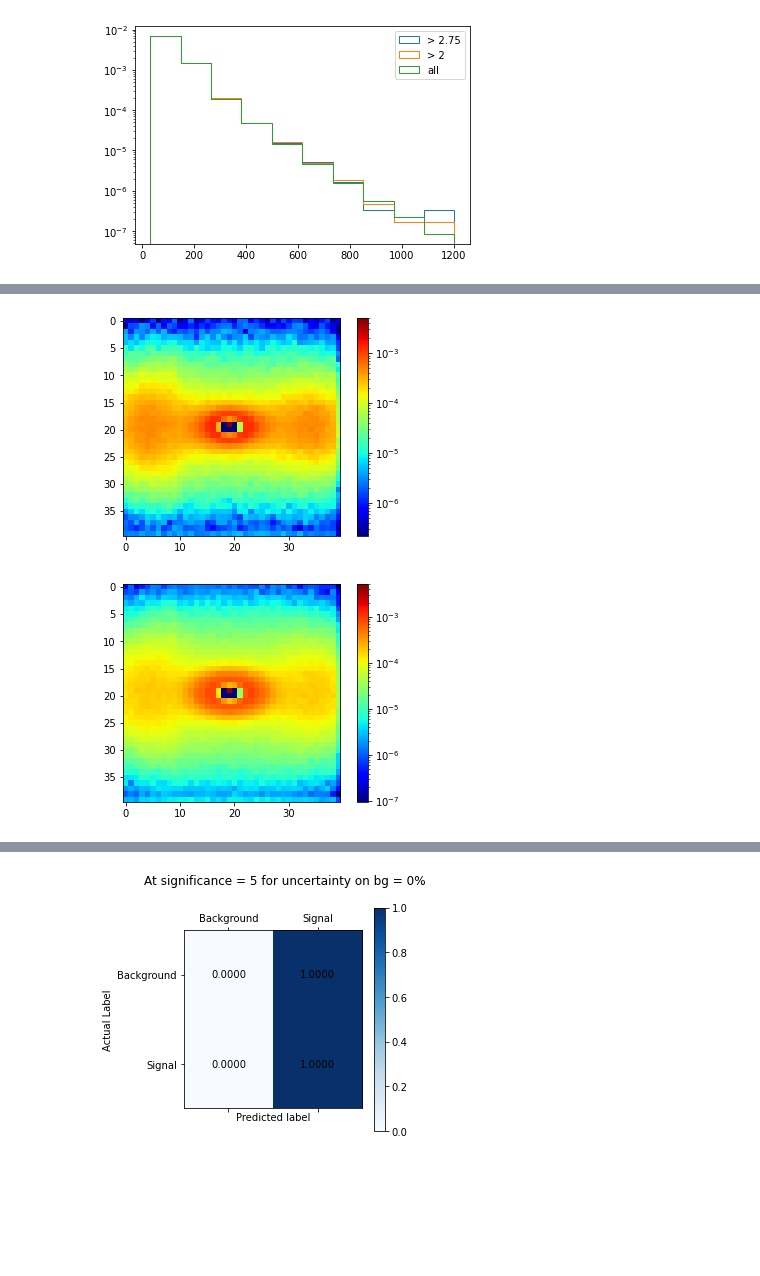
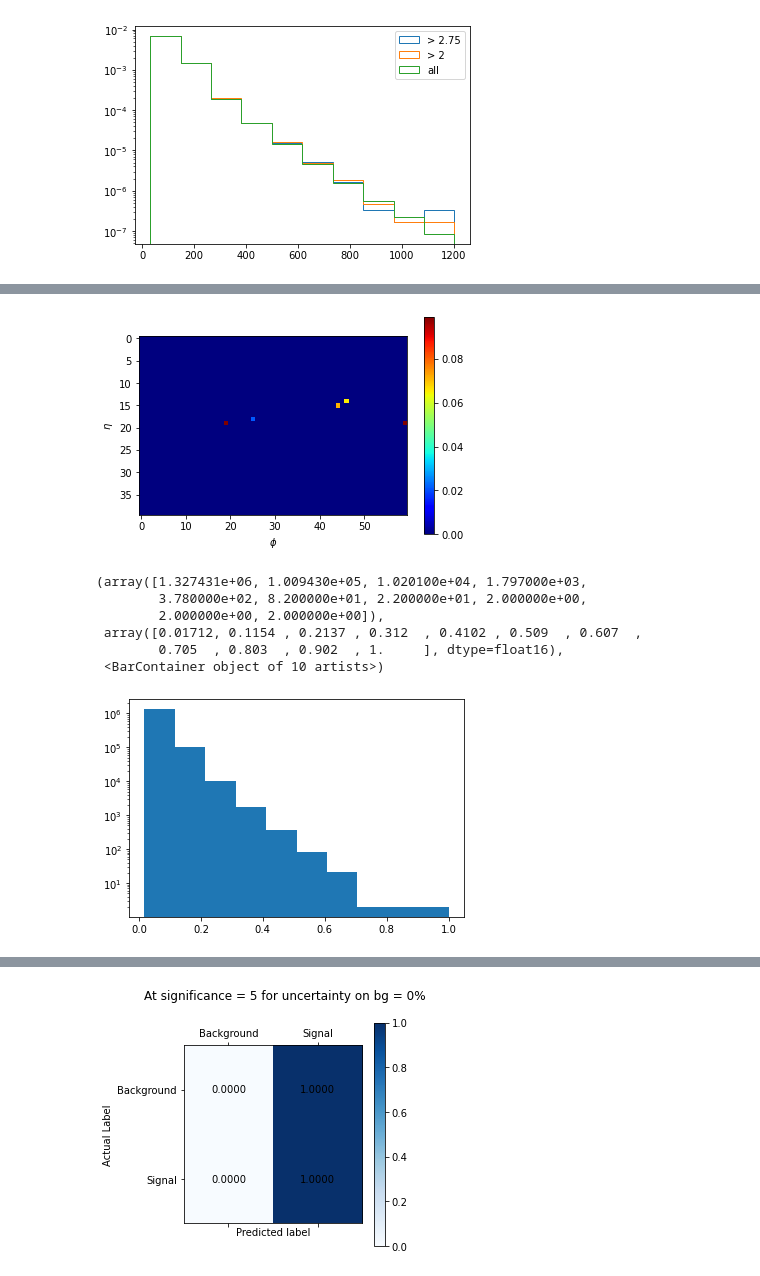
Before and after one commit to joeb42/Invisible-Higgs, a Jupyter notebook: ttbar_notebooks/binary/CNN.ipynb, the cells around one changed output, grey strips where cells are left out. Drawn from its saved outputs; the diff is of its cells as text; code cells hidden in the pictures; blank space fills up the shorter version.

```diff
--- a/ttbar_notebooks/binary/CNN.ipynb
+++ b/ttbar_notebooks/binary/CNN.ipynb
@@ -164,3 +224,8 @@ for jet in range(14):
     # print("done pts")
     jet_images[range(N), etas, phis, 1] = btags
     # print("done btags")
+# %%
+# Pad boundaries in phi to mimic periodicity
+
+jet_images[:, :, :10, :] = jet_images[:, :, 30:40, :]
+jet_images[:, :, -10:, :] = jet_images[:, :, 10:20, :]
@@ -167,16 +312,9 @@ for jet in range(14):
 # %%
-from sklearn.preprocessing import StandardScaler, Normalizer
 from sklearn.model_selection import train_test_split
 
-X_train, X_test, y_train, y_test, train_weights, test_weights = train_test_split(jet_images, labels, data['xs_weight'], test_size=0.2, random_state=42)
-# scaler = StandardScaler()
-# X_train[:, :, :, 0] = scaler.fit_transform(X_train[:, :, :, 0].reshape(-1, X_train[:,:,:,0].shape[-1])).reshape(X_train[:,:,:,0].shape)
+X_train, X_test, y_train, y_test, train_weights, test_weights = train_test_split(jet_images, labels, data['xs_weight'], test_size=0.2, random_state=42, stratify=labels)
 # %%
 # Crude normalisation by dividing pt by max pt in training set
-m = np.nanmax(X_train[:,:,:,0])
+m = np.max(X_train[:,:,:,0])
 X_train[:,:,:,0] /= m
 X_test[:,:,:,0] /= m
-# %%
-# convert nan to 0
-X_train[:,:,:,0] = np.nan_to_num(X_train[:,:,:,0], 0)
-X_test[:,:,:,0] = np.nan_to_num(X_test[:,:,:,0], 0)
@@ -187,16 +337,34 @@ X_test[:,:,:,0] = np.nan_to_num(X_test[:,:,:,0], 0)
 # %%
 import matplotlib.pyplot as plt
+from matplotlib.colors import LogNorm
+from matplotlib.cm import get_cmap
+import copy
 
-N = np.sum(y_train)
-sg = np.sum(X_train[:,:,:,0][y_train==1], axis=0)/N
-plt.imshow(sg, cmap=my_cmap, norm=LogNorm(vmax=5e-3))
+event = X_train[0]
+# Copy the jet cmap from matplotlib
+my_cmap = copy.copy(get_cmap("jet"))
+# Set bad (zero value) pixels to dark blue
+my_cmap.set_bad((0, 0, 0.5))
+
+plt.imshow(event[:,:,0], cmap='jet')
 plt.colorbar()
+plt.xlabel(r"$\phi$")
+plt.ylabel(r"$\eta$")
 plt.show()
 
-bg = np.sum(X_train[:,:,:,0][y_train==0], axis=0)/(len(y_train)-N)
-plt.imshow(bg, cmap=my_cmap, norm=LogNorm(vmax=5e-3))
-plt.colorbar()
-plt.show()
+# bg = np.sum(X_train[:,:,:,0][y_train==0], axis=0)/(len(y_train)-N)
+# plt.imshow(bg, cmap=my_cmap, norm=LogNorm(vmax=5e-3))
+# plt.colorbar()
+# plt.show()
 # %% [output]
-[figure, old version]
+[figure, new version]
-[figure, removed]
+# %%
+plt.hist(X_train[:,:,:,0][X_train[:,:,:,0]!= 0], log=True)
+# %% [output]
+(array([1.327431e+06, 1.009430e+05, 1.020100e+04, 1.797000e+03,
+        3.780000e+02, 8.200000e+01, 2.200000e+01, 2.000000e+00,
+        2.000000e+00, 2.000000e+00]),
+ array([0.01712, 0.1154 , 0.2137 , 0.312  , 0.4102 , 0.509  , 0.607  ,
+        0.705  , 0.803  , 0.902  , 1.     ], dtype=float16),
+ <BarContainer object of 10 artists>)
+[figure, added]
```
Also changed, not shown: parts of 54 cells of this notebook, 30 other files.
